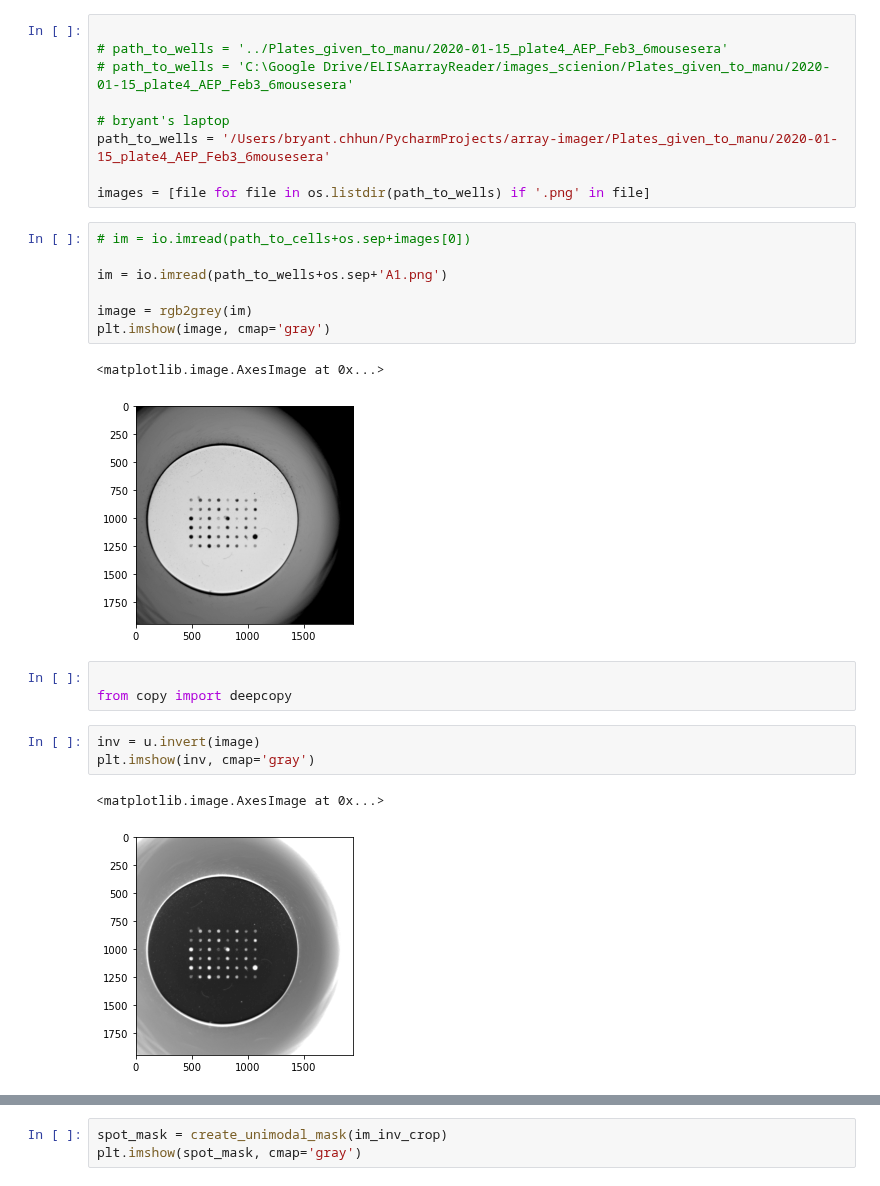
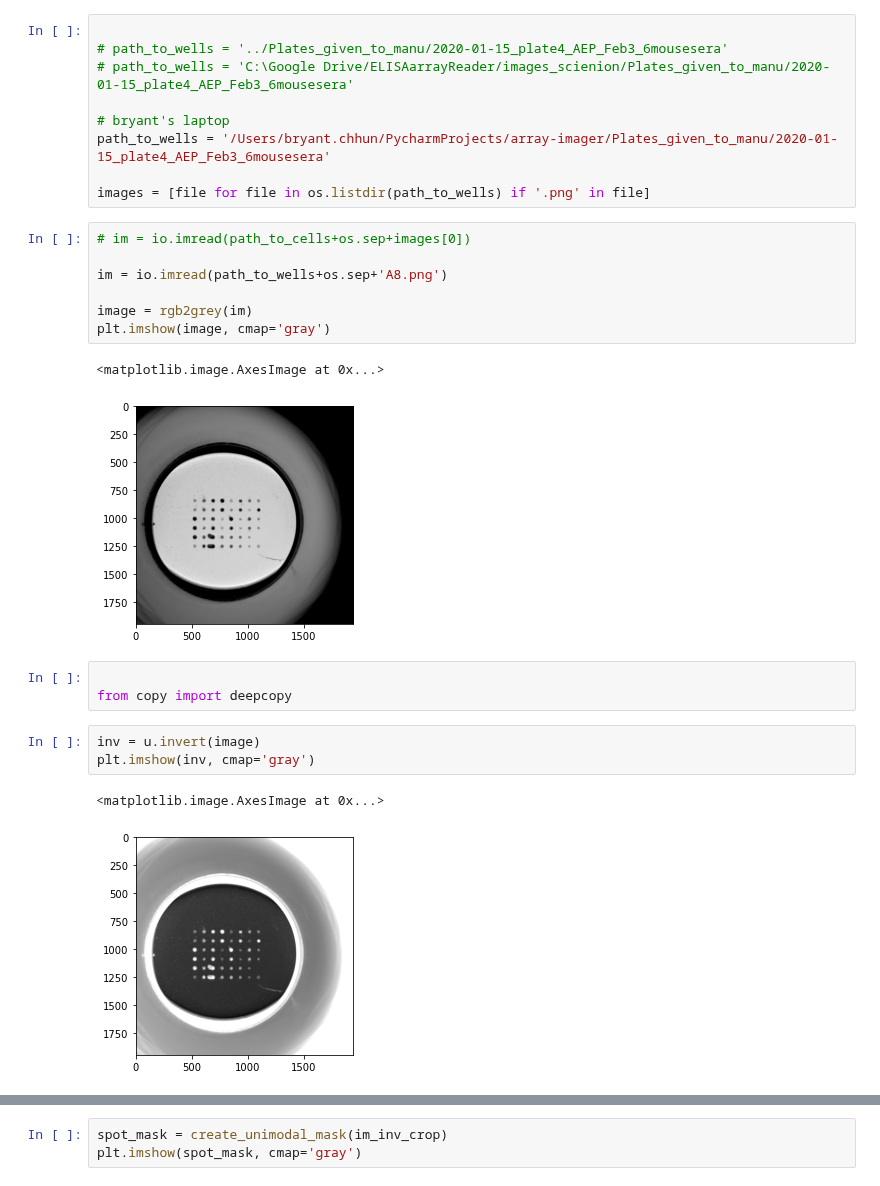
Before and after one commit to mehta-lab/multiSero, a Jupyter notebook: array_imager/extract/image_parser_well_mask.ipynb, the cells around one changed output, grey strips where cells are left out. Saved outputs shown, nothing was run; the diff lists cells and outputs as text.

```diff
--- a/array_imager/extract/image_parser_well_mask.ipynb
+++ b/array_imager/extract/image_parser_well_mask.ipynb
@@ -130,13 +130,13 @@ images = [file for file in os.listdir(path_to_wells) if '.png' in file]
 # %%
 # im = io.imread(path_to_cells+os.sep+images[0])
 
-im = io.imread(path_to_wells+os.sep+'A1.png')
+im = io.imread(path_to_wells+os.sep+'A8.png')
 
 image = rgb2grey(im)
 plt.imshow(image, cmap='gray')
 # %% [output]
 <matplotlib.image.AxesImage at 0x...>
-[figure, old version]
+[figure, new version]
 # %%
 
 from copy import deepcopy
@@ -145,7 +145,7 @@ inv = u.invert(image)
 plt.imshow(inv, cmap='gray')
 # %% [output]
 <matplotlib.image.AxesImage at 0x...>
-[figure, old version]
+[figure, new version]
 # %%
 _ = plt.hist(inv.ravel(), bins=256)
 # %% [output]
```
Also changed, not shown: parts of 3 cells of this notebook, 2 other files.
